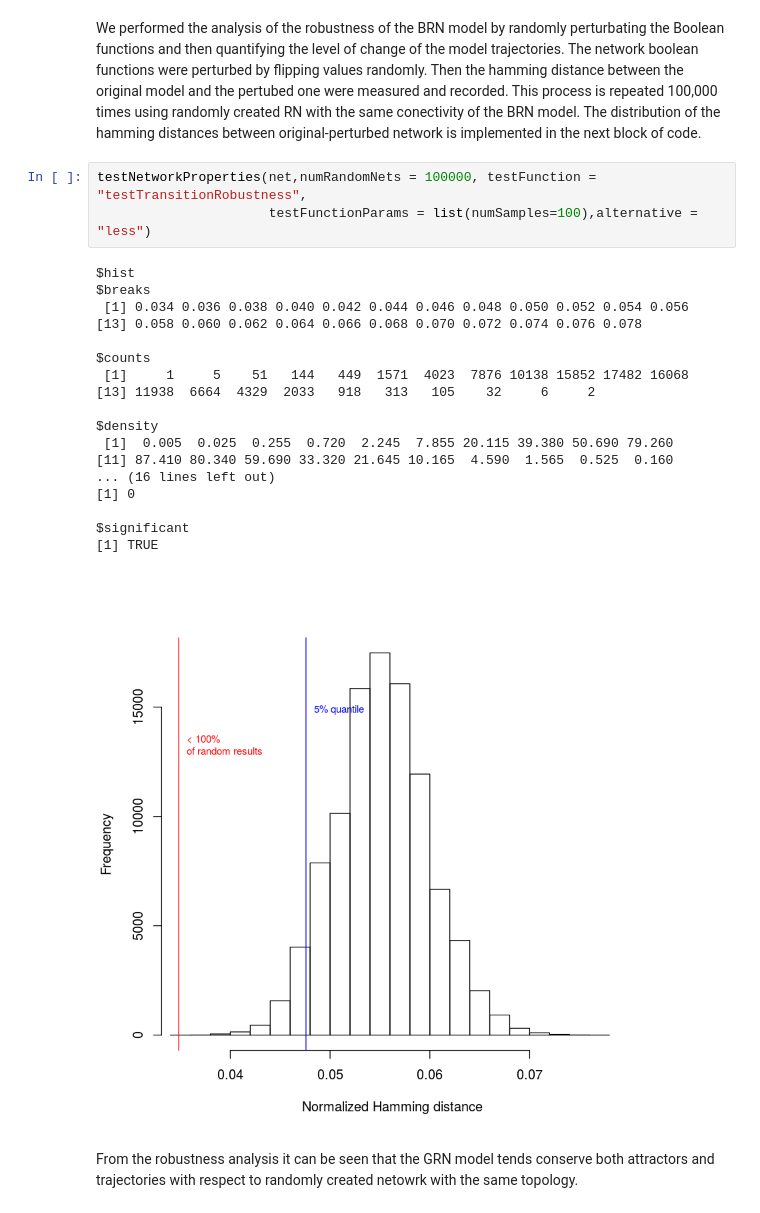
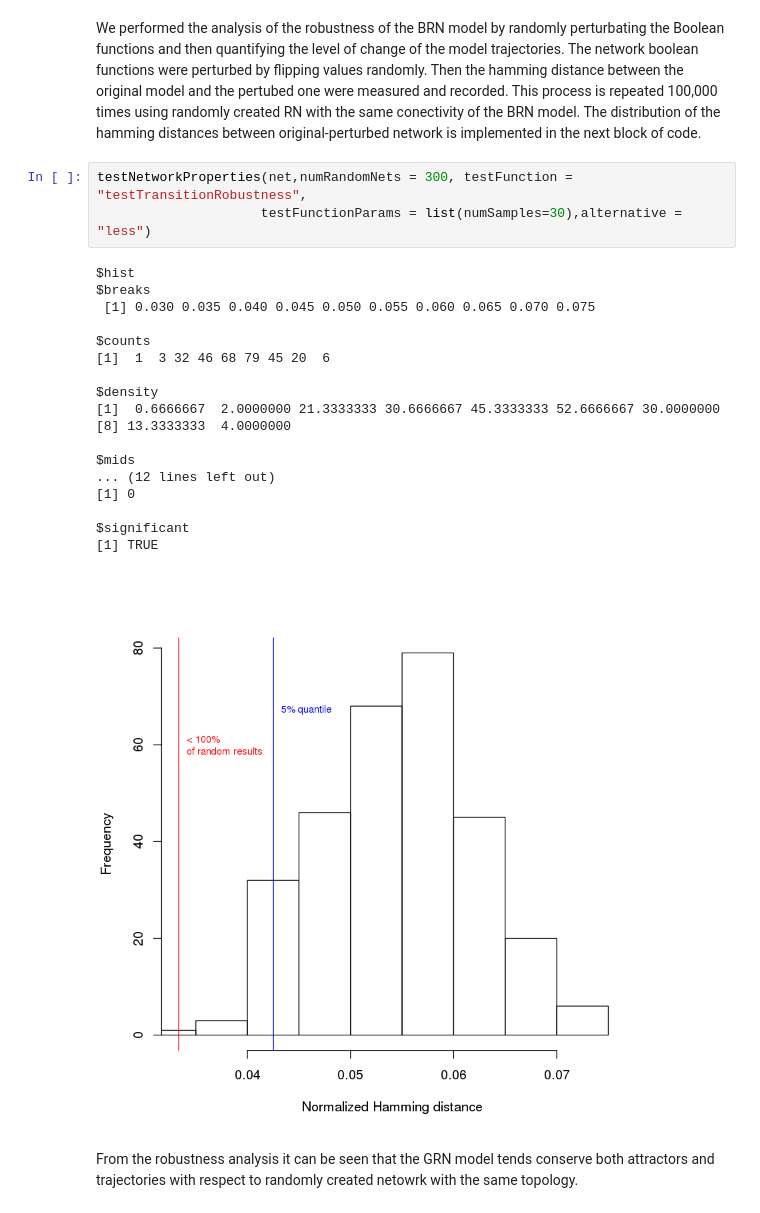
Before and after one commit to caramirezal/GRNModel, a Jupyter notebook: regulatoryNetworkGMPModelSupplementaryInfo.ipynb, the cells around one changed output. Drawn from its saved outputs; the diff is of its cells as text.

```diff
--- a/regulatoryNetworkGMPModelSupplementaryInfo.ipynb
+++ b/regulatoryNetworkGMPModelSupplementaryInfo.ipynb
@@ -113,27 +113,27 @@ colnames(taggedAttractors)<-attractors.nm
 # %% [markdown]
 We performed the analysis of the robustness of the BRN model by randomly perturbating the Boolean functions and then quantifying the level of change of the model trajectories.  The network boolean functions were perturbed by flipping values randomly. Then the hamming distance between the original model and the pertubed one were measured and recorded. This process is repeated 100,000 times using randomly created RN with the same conectivity of the BRN model. The distribution of the hamming distances between original-perturbed network is implemented in the next block of code.
 # %%
-testNetworkProperties(net,numRandomNets = 100000, testFunction = "testTransitionRobustness",
-                      testFunctionParams = list(numSamples=100),alternative = "less")
+testNetworkProperties(net,numRandomNets = 300, testFunction = "testTransitionRobustness",
+                     testFunctionParams = list(numSamples=30),alternative = "less")
 # %% [output]
 $hist
 $breaks
- [1] 0.034 0.036 0.038 0.040 0.042 0.044 0.046 0.048 0.050 0.052 0.054 0.056
-[13] 0.058 0.060 0.062 0.064 0.066 0.068 0.070 0.072 0.074 0.076 0.078
+ [1] 0.030 0.035 0.040 0.045 0.050 0.055 0.060 0.065 0.070 0.075
 
 $counts
- [1]     1     5    51   144   449  1571  4023  7876 10138 15852 17482 16068
-[13] 11938  6664  4329  2033   918   313   105    32     6     2
+[1]  1  3 32 46 68 79 45 20  6
 
 $density
- [1]  0.005  0.025  0.255  0.720  2.245  7.855 20.115 39.380 50.690 79.260
-[11] 87.410 80.340 59.690 33.320 21.645 10.165  4.590  1.565  0.525  0.160
-... (16 lines left out)
+[1]  0.6666667  2.0000000 21.3333333 30.6666667 45.3333333 52.6666667 30.0000000
+[8] 13.3333333  4.0000000
+
+$mids
+... (12 lines left out)
 [1] 0
 
 $significant
 [1] TRUE
-[figure, old version]
+[figure, new version]
 # %% [markdown]
 From the robustness analysis it can be seen that the GRN model tends conserve both attractors and trajectories with respect to randomly created netowrk with the same topology.
 # %% [markdown]
```
Also changed, not shown: parts of 6 cells of this notebook.
